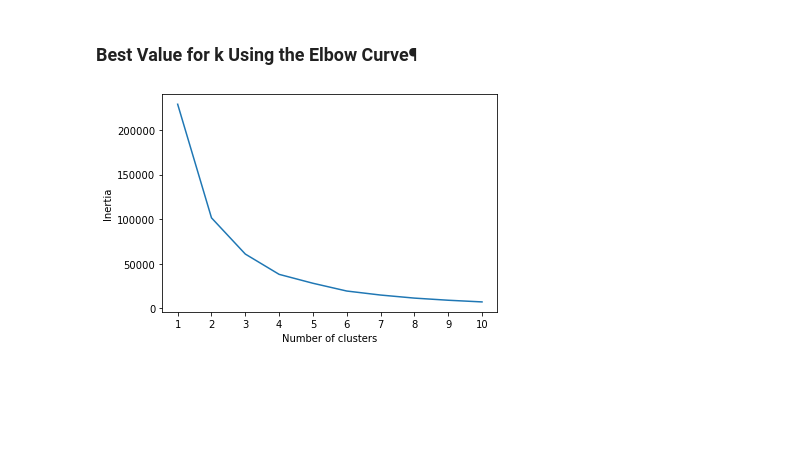
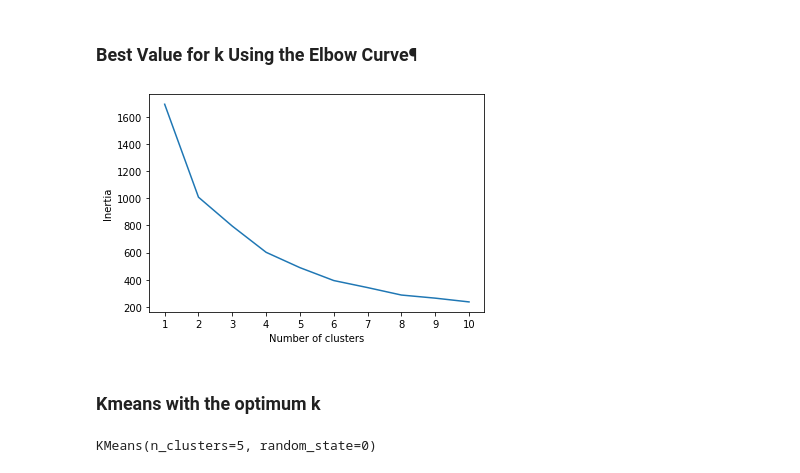
Before and after one commit to dalismo/Cryptocurrency-Clusters, a Jupyter notebook: crypto_research.ipynb, the cells around one changed output. Drawn from its saved outputs; the diff is of its cells as text; code cells hidden in the pictures; blank space fills up the shorter version.

```diff
--- a/crypto_research.ipynb
+++ b/crypto_research.ipynb
@@ -185,7 +208,7 @@ array([[-0.11710817, -0.1528703 , -0.0433963 , ..., -0.0433963 ,
 # %%
 # Applying PCA to reduce dimensions to 3
 # then initializing the PCA model
-pca = PCA(n_components=3)
+pca = PCA(n_components=0.9)
 
 # Get two principal components for the iris data.
-crypto_pca = pca.fit_transform(X_scaled)
+crypto_pca = pca.fit_transform(X_scaled_df)
@@ -192,7 +223,7 @@ crypto_pca = pca.fit_transform(X_scaled)
 # %%
 # Transform PCA data to a DataFrame
 crypto_pcs_df = pd.DataFrame(
-    data=crypto_pca, columns=["PC 1", "PC 2", "PC 3"], index=X.index
+    data=crypto_pca, index=X.index
 )
 crypto_pcs_df.head()
 # %% [output]
@@ -233,8 +264,8 @@ plt.show()
 ### Cluster Analysis with k-Means
 # %%
 # Initializing model with K = 3
-model = KMeans(n_clusters=3, random_state=0)
+model = KMeans(n_clusters=4, random_state=0)
 # %%
 # Fitting model
-model.fit(crypto_pcs_df)
+model.fit(crypto_pcs_df.loc[:,0:11])
 # %% [output]
@@ -275,23 +312,25 @@ crypto_pcs_df.head()
 # %%
 inertia = []
 # Same as k = list(range(1, 11))
 k = [1,2,3,4,5,6,7,8,9,10]
 
 
 # Looking for the best k
 for i in k:
     km = KMeans(n_clusters=i, random_state=0)
-    km.fit(crypto_pcs_df)
+    km.fit(crypto_pcs_df.loc[:,0:11])
     inertia.append(km.inertia_)
 
 # Define a DataFrame to plot the Elbow Curve using hvPlot
 elbow_data = {"k": k, "inertia": inertia}
 df_elbow = pd.DataFrame(elbow_data)
 
 plt.plot(df_elbow['k'], df_elbow['inertia'])
 plt.xticks(range(1,11))
 plt.xlabel('Number of clusters')
 plt.ylabel('Inertia')
 plt.show()
 # %% [output]
-[figure, old version]
+[figure, new version]
+# %% [markdown]
+### Kmeans with the optimum k
@@ -297,0 +340,5 @@ plt.show()
+# %%
+# Fitting model
+model.fit(crypto_pcs_df.loc[:,0:11])
+# %% [output]
+KMeans(n_clusters=5, random_state=0)
```
Also changed, not shown: parts of 19 cells of this notebook.
